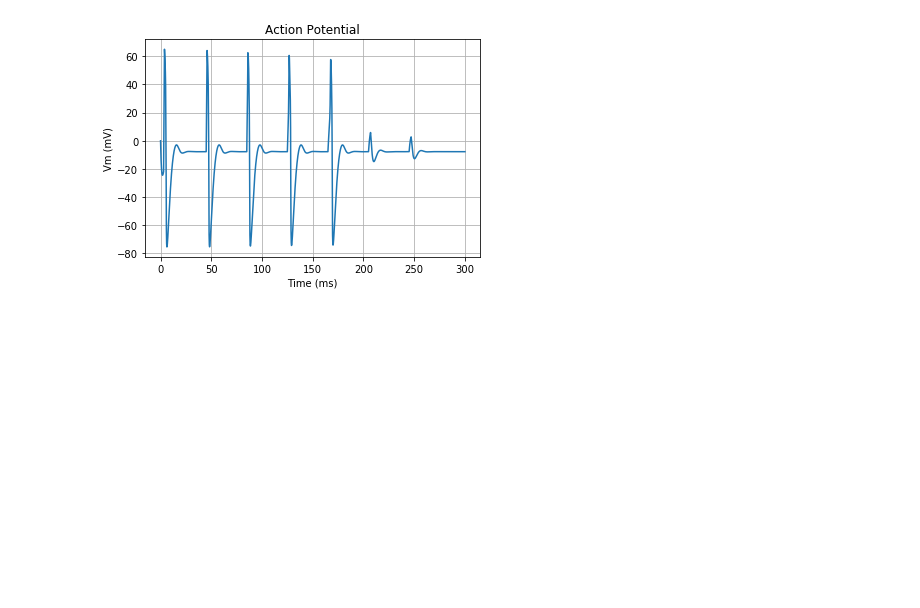
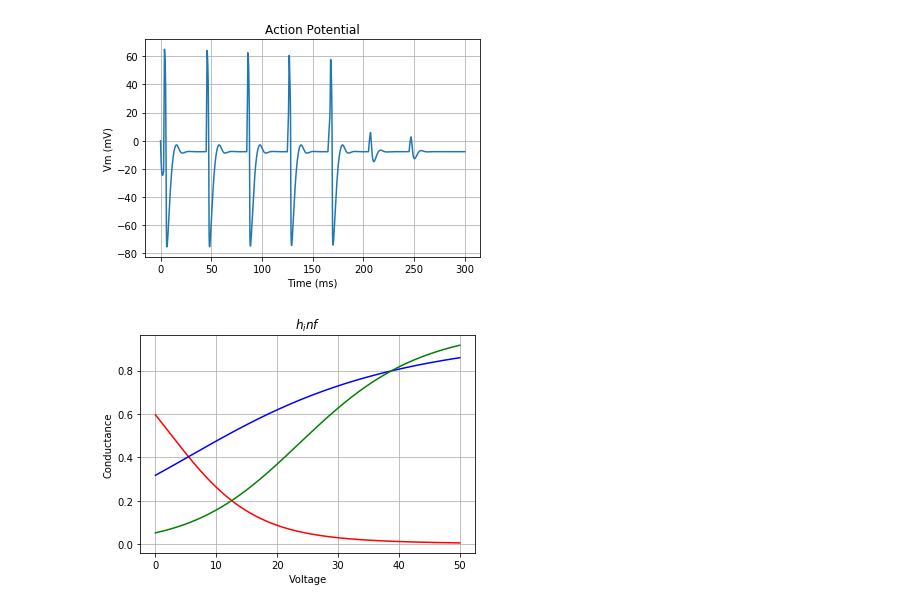
Before and after one commit to theCapedCrusader7/courseWork, a Jupyter notebook: sem6/BM6140/theory/assignment1/BM20BTECH11015_actionPotentialSimulation.ipynb, the cells around one changed output. Cells and saved outputs as stored; diff of their text form; code cells hidden in the pictures; blank space fills up the shorter version.

```diff
--- a/sem6/BM6140/theory/assignment1/BM20BTECH11015_actionPotentialSimulation.ipynb
+++ b/sem6/BM6140/theory/assignment1/BM20BTECH11015_actionPotentialSimulation.ipynb
@@ -231,0 +324,16 @@ plt.show()
+# %%
+hinf = [h_inf(v) for v in V]
+ninf = [n_inf(v) for v in V]
+minf = [m_inf(v) for v in V]
+
+plt.plot(V, hinf,'r',label='$h_{inf}$')
+plt.plot(V, ninf,'b',label='$n_{inf}$')
+plt.plot(V, minf,'g',label='$m_inf$')
+plt.xlabel('Voltage')
+plt.ylabel('Conductance')
+plt.title('$h_inf$')
+plt.savefig('stateVariables.png')
+plt.grid()
+plt.show()
+# %% [output]
+[figure, added]
```
Also changed, not shown: parts of 1 cell of this notebook, 1 other file.
